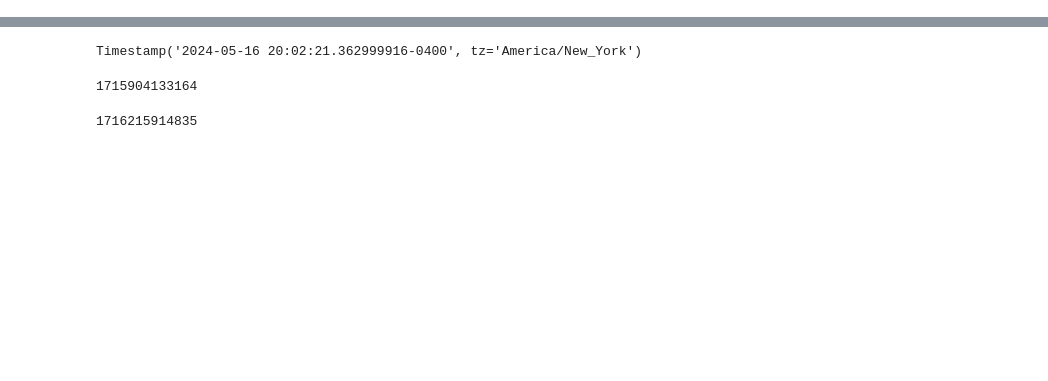
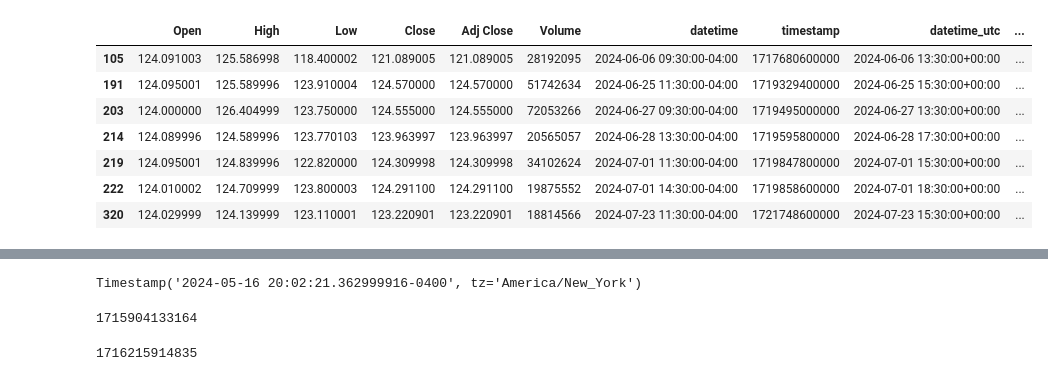
Before and after one commit to cparish312/hindsight, a Jupyter notebook: hindsight_server/auglab_demo/nvidia_search.ipynb, the cells around one changed output, grey strips where cells are left out. Saved outputs shown, nothing was run; the diff lists cells and outputs as text; code cells hidden in the pictures; blank space fills up the shorter version.

```diff
--- a/hindsight_server/auglab_demo/nvidia_search.ipynb
+++ b/hindsight_server/auglab_demo/nvidia_search.ipynb
@@ -13,3 +15,5 @@ db = HindsightDB()
 # %%
 search_results = db.search(text="nvidia", n_seconds=500)
 # search_results = db.search(text="Nvidia")
+# %%
+frames = db.get_frames()
@@ -15,0 +24,17 @@ search_results = db.search(text="nvidia", n_seconds=500)
+# %%
+frames = utils.add_datetimes(frames)
+# %%
+test_data = pd.read_csv('./data/nvidia_stock_during.csv')
+# %%
+test_data = utils.add_datetimes(test_data)
+# %%
+test_data.loc[(test_data['Open'] >= 124) & (test_data['Open'] <= 124.1)]
+# %% [output]
+|  | Open | High | Low | Close | Adj Close | Volume | datetime | timestamp | datetime_utc | ... |
+| 105 | 124.091003 | 125.586998 | 118.400002 | 121.089005 | 121.089005 | 28192095 | 2024-06-06 09:30:00-04:00 | 1717680600000 | 2024-06-06 13:30:00+00:00 | ... |
+| 191 | 124.095001 | 125.589996 | 123.910004 | 124.570000 | 124.570000 | 51742634 | 2024-06-25 11:30:00-04:00 | 1719329400000 | 2024-06-25 15:30:00+00:00 | ... |
+| 203 | 124.000000 | 126.404999 | 123.750000 | 124.555000 | 124.555000 | 72053266 | 2024-06-27 09:30:00-04:00 | 1719495000000 | 2024-06-27 13:30:00+00:00 | ... |
+| 214 | 124.089996 | 124.589996 | 123.770103 | 123.963997 | 123.963997 | 20565057 | 2024-06-28 13:30:00-04:00 | 1719595800000 | 2024-06-28 17:30:00+00:00 | ... |
+| 219 | 124.095001 | 124.839996 | 122.820000 | 124.309998 | 124.309998 | 34102624 | 2024-07-01 11:30:00-04:00 | 1719847800000 | 2024-07-01 15:30:00+00:00 | ... |
+| 222 | 124.010002 | 124.709999 | 123.800003 | 124.291100 | 124.291100 | 19875552 | 2024-07-01 14:30:00-04:00 | 1719858600000 | 2024-07-01 18:30:00+00:00 | ... |
+| 320 | 124.029999 | 124.139999 | 123.110001 | 123.220901 | 123.220901 | 18814566 | 2024-07-23 11:30:00-04:00 | 1721748600000 | 2024-07-23 15:30:00+00:00 | ... |
```
Also changed, not shown: parts of 9 cells of this notebook, 2 other files.
